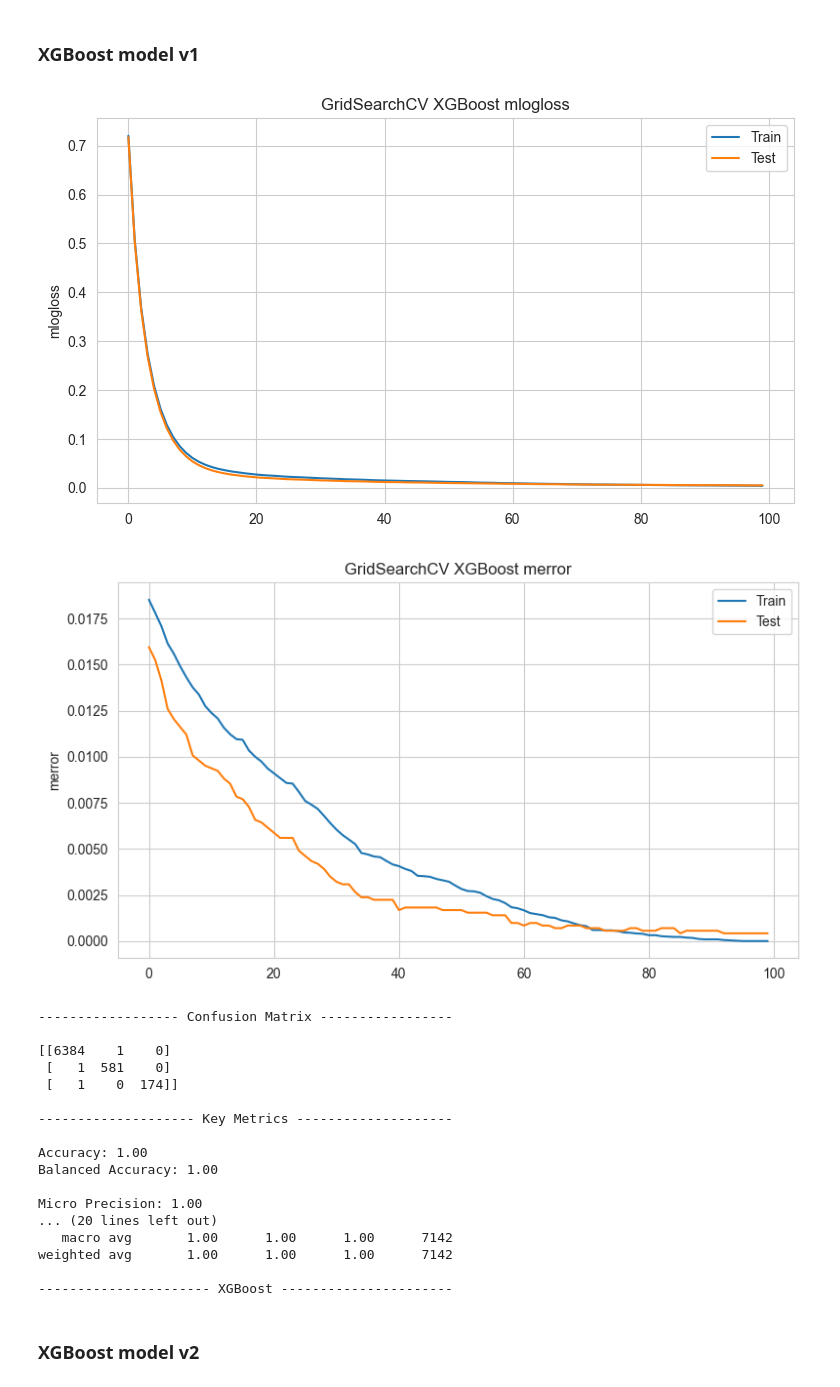
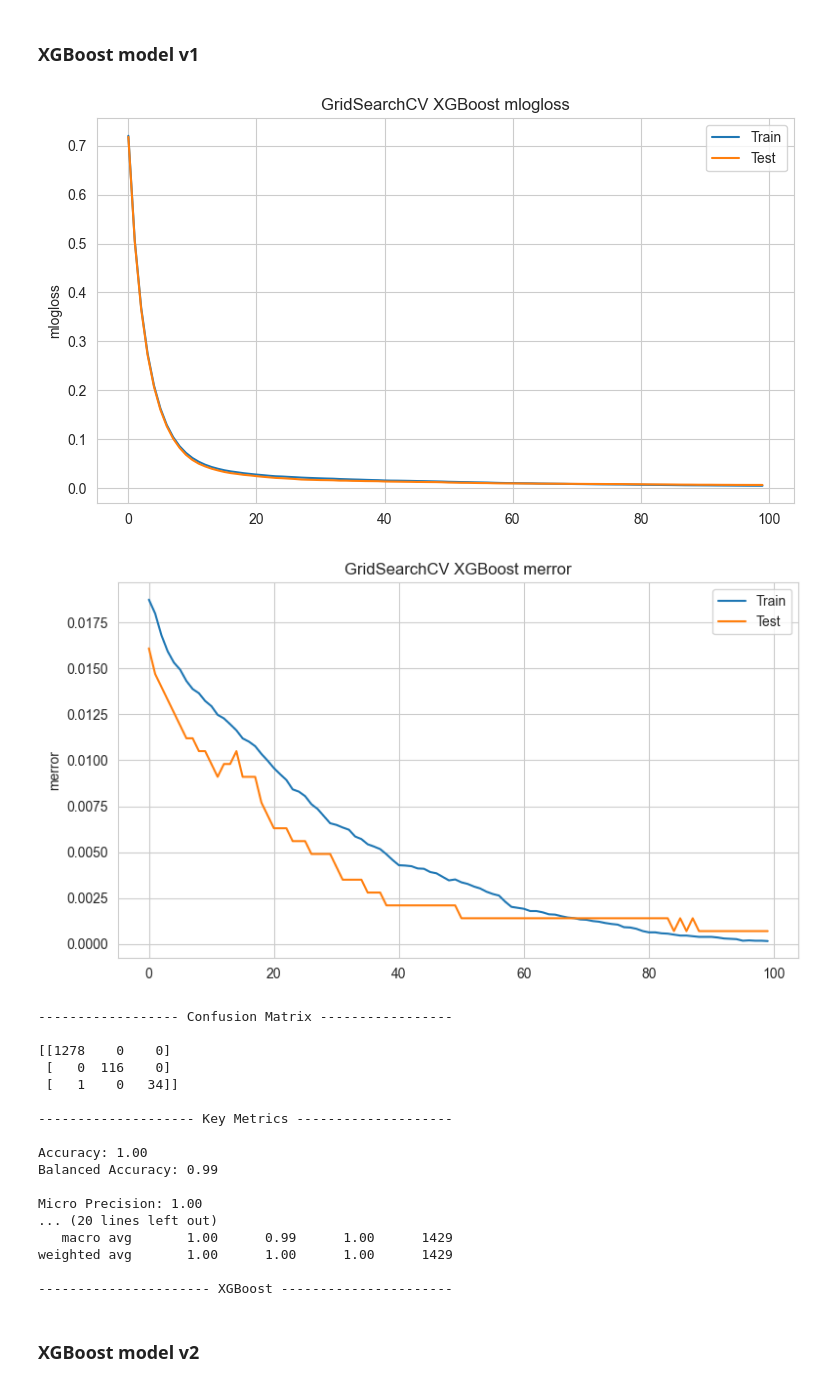
Before and after one commit to KiranPills/ML, a Jupyter notebook: xgboost-multi-class-classification-updated.ipynb, the cells around one changed output. Cells and saved outputs as stored; diff of their text form; code cells hidden in the pictures.

Commit message:
fixed code for training on augmented and testing on real data

```diff
--- a/xgboost-multi-class-classification-updated.ipynb
+++ b/xgboost-multi-class-classification-updated.ipynb
@@ -601,7 +631,7 @@ xgb_clf = xgb.XGBClassifier(objective='multi:softmax',
 xgb_clf.fit(X_train_augmented,
             y_train_augmented,
             verbose=0, # set to 1 to see xgb training round intermediate results
-            eval_set=[(X_valid_augmented, y_valid_augmented), (X_valid_real, y_valid_real)]
+            eval_set=[(X_train_augmented, y_train_augmented), (X_test_real, y_test_real)])
 
 # preparing evaluation metric plots
 results = xgb_clf.evals_result()
@@ -613,64 +643,64 @@ fig, ax = plt.subplots(figsize=(9,5))
 ax.plot(x_axis, results['validation_0']['mlogloss'], label='Train')
 ax.plot(x_axis, results['validation_1']['mlogloss'], label='Test')
 ax.legend()
 plt.ylabel('mlogloss')
 plt.title('GridSearchCV XGBoost mlogloss')
 plt.show()
 
 # xgboost 'merror' plot
 fig, ax = plt.subplots(figsize=(9,5))
 ax.plot(x_axis, results['validation_0']['merror'], label='Train')
 ax.plot(x_axis, results['validation_1']['merror'], label='Test')
 ax.legend()
 plt.ylabel('merror')
 plt.title('GridSearchCV XGBoost merror')
 plt.show()
 
 ## ---------- Model Classification Report ----------
 ## get predictions and create model quality report
 
-y_pred = xgb_clf.predict(X_test)
+y_pred = xgb_clf.predict(X_test_real)
 
 print('\n------------------ Confusion Matrix -----------------\n')
-print(confusion_matrix(y_valid_real, y_pred))
+print(confusion_matrix(y_test_real, y_pred))
 
 print('\n-------------------- Key Metrics --------------------')
-print('\nAccuracy: {:.2f}'.format(accuracy_score(y_valid_real, y_pred)))
-print('Balanced Accuracy: {:.2f}\n'.format(balanced_accuracy_score(y_valid_real, y_pred)))
+print('\nAccuracy: {:.2f}'.format(accuracy_score(y_test_real, y_pred)))
+print('Balanced Accuracy: {:.2f}\n'.format(balanced_accuracy_score(y_test_real, y_pred)))
 
-print('Micro Precision: {:.2f}'.format(precision_score(y_valid_real, y_pred, average='micro')))
-print('Micro Recall: {:.2f}'.format(recall_score(y_valid_real, y_pred, average='micro')))
-print('Micro F1-score: {:.2f}\n'.format(f1_score(y_valid_real, y_pred, average='micro')))
+print('Micro Precision: {:.2f}'.format(precision_score(y_test_real, y_pred, average='micro')))
+print('Micro Recall: {:.2f}'.format(recall_score(y_test_real, y_pred, average='micro')))
+print('Micro F1-score: {:.2f}\n'.format(f1_score(y_test_real, y_pred, average='micro')))
 
-print('Macro Precision: {:.2f}'.format(precision_score(y_valid_real, y_pred, average='macro')))
-print('Macro Recall: {:.2f}'.format(recall_score(y_valid_real, y_pred, average='macro')))
-print('Macro F1-score: {:.2f}\n'.format(f1_score(y_valid_real, y_pred, average='macro')))
+print('Macro Precision: {:.2f}'.format(precision_score(y_test_real, y_pred, average='macro')))
+print('Macro Recall: {:.2f}'.format(recall_score(y_test_real, y_pred, average='macro')))
+print('Macro F1-score: {:.2f}\n'.format(f1_score(y_test_real, y_pred, average='macro')))
 
-print('Weighted Precision: {:.2f}'.format(precision_score(y_valid_real, y_pred, average='weighted')))
-print('Weighted Recall: {:.2f}'.format(recall_score(y_valid_real, y_pred, average='weighted')))
-print('Weighted F1-score: {:.2f}'.format(f1_score(y_valid_real, y_pred, average='weighted')))
+print('Weighted Precision: {:.2f}'.format(precision_score(y_test_real, y_pred, average='weighted')))
+print('Weighted Recall: {:.2f}'.format(recall_score(y_test_real, y_pred, average='weighted')))
+print('Weighted F1-score: {:.2f}'.format(f1_score(y_test_real, y_pred, average='weighted')))
 
 print('\n--------------- Classification Report ---------------\n')
-print(classification_report(y_valid_real, y_pred))
+print(classification_report(y_test_real, y_pred))
 print('---------------------- XGBoost ----------------------') # unnecessary fancy styling
 # %% [output]
-[figure, old version]
+[figure, new version]
-[figure, old version]
+[figure, new version]
 ------------------ Confusion Matrix -----------------
 
-[[6384    1    0]
- [   1  581    0]
- [   1    0  174]]
+[[1278    0    0]
+ [   0  116    0]
+ [   1    0   34]]
 
 -------------------- Key Metrics --------------------
 
 Accuracy: 1.00
-Balanced Accuracy: 1.00
+Balanced Accuracy: 0.99
 
 Micro Precision: 1.00
 ... (20 lines left out)
-   macro avg       1.00      1.00      1.00      7142
-weighted avg       1.00      1.00      1.00      7142
+   macro avg       1.00      0.99      1.00      1429
+weighted avg       1.00      1.00      1.00      1429
 
 ---------------------- XGBoost ----------------------
 # %% [markdown]
```
Also changed, not shown: parts of 4 cells of this notebook, 1 other file.
